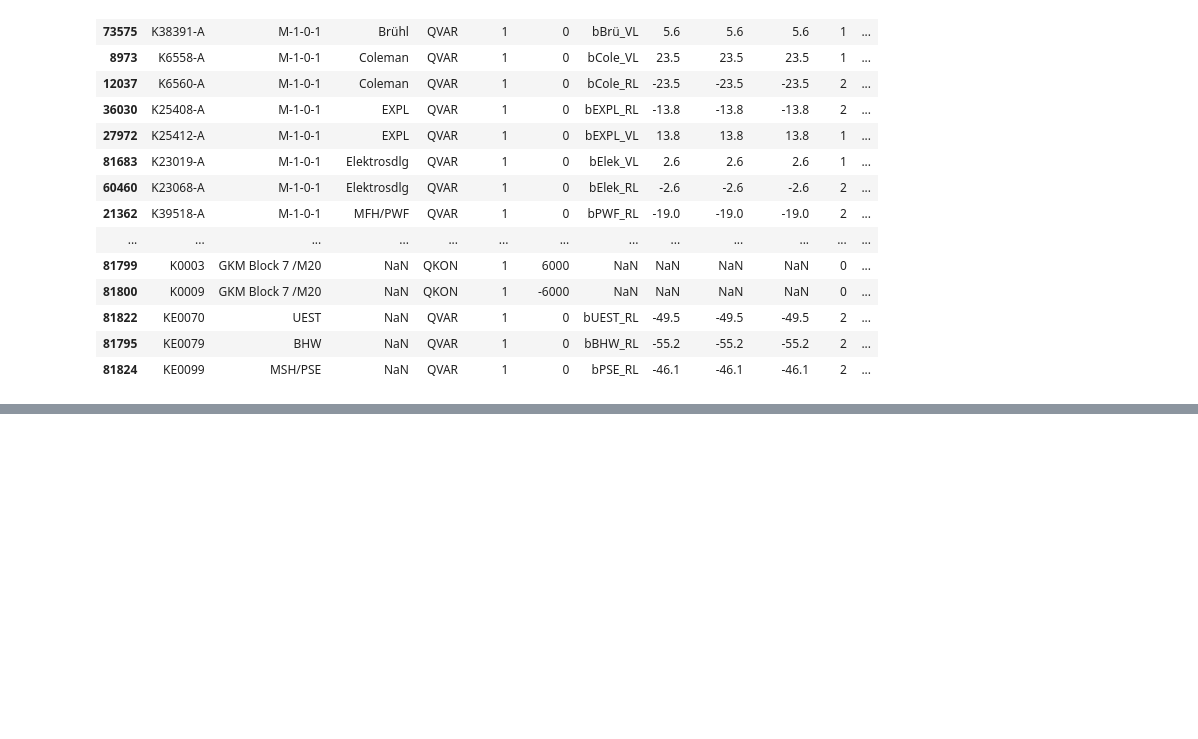
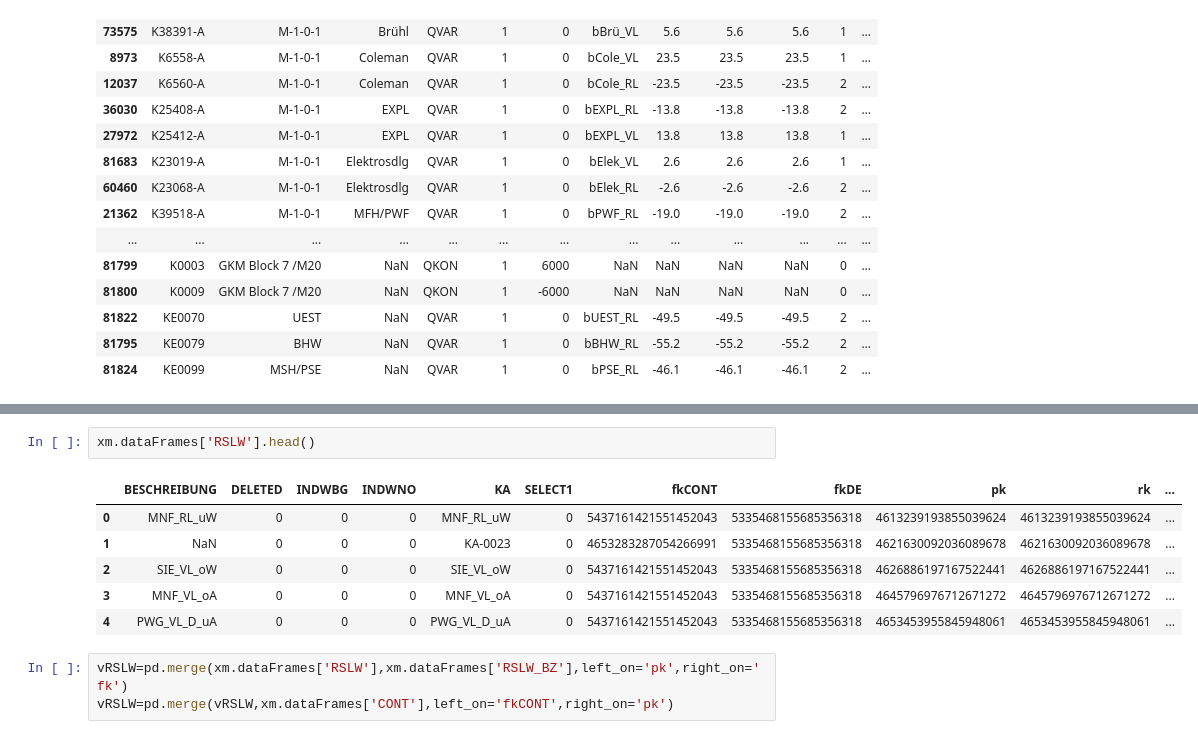
Before and after one commit to aw3s/PT3S, a Jupyter notebook: nb/XmWithPandas.ipynb, the cells around one changed output, grey strips where cells are left out. Saved outputs shown, nothing was run; the diff lists cells and outputs as text; blank space fills up the shorter version.

```diff
--- a/nb/XmWithPandas.ipynb
+++ b/nb/XmWithPandas.ipynb
@@ -239,0 +258,12 @@ xm.vKNOT[(xm.vKNOT['KTYP'].isin(['QKON']) & xm.vKNOT['QM_EIN'].astype(float)!=0)
+# %%
+xm.dataFrames['RSLW'].head()
+# %% [output]
+|  | BESCHREIBUNG | DELETED | INDWBG | INDWNO | KA | SELECT1 | fkCONT | fkDE | pk | rk | ... |
+| 0 | MNF_RL_uW | 0 | 0 | 0 | MNF_RL_uW | 0 | 5437161421551452043 | 5335468155685356318 | 4613239193855039624 | 4613239193855039624 | ... |
+| 1 | NaN | 0 | 0 | 0 | KA-0023 | 0 | 4653283287054266991 | 5335468155685356318 | 4621630092036089678 | 4621630092036089678 | ... |
+| 2 | SIE_VL_oW | 0 | 0 | 0 | SIE_VL_oW | 0 | 5437161421551452043 | 5335468155685356318 | 4626886197167522441 | 4626886197167522441 | ... |
+| 3 | MNF_VL_oA | 0 | 0 | 0 | MNF_VL_oA | 0 | 5437161421551452043 | 5335468155685356318 | 4645796976712671272 | 4645796976712671272 | ... |
+| 4 | PWG_VL_D_uA | 0 | 0 | 0 | PWG_VL_D_uA | 0 | 5437161421551452043 | 5335468155685356318 | 4653453955845948061 | 4653453955845948061 | ... |
+# %%
+vRSLW=pd.merge(xm.dataFrames['RSLW'],xm.dataFrames['RSLW_BZ'],left_on='pk',right_on='fk')
+vRSLW=pd.merge(vRSLW,xm.dataFrames['CONT'],left_on='fkCONT',right_on='pk')
```
Also changed, not shown: parts of 5 cells of this notebook, 1 other file.
